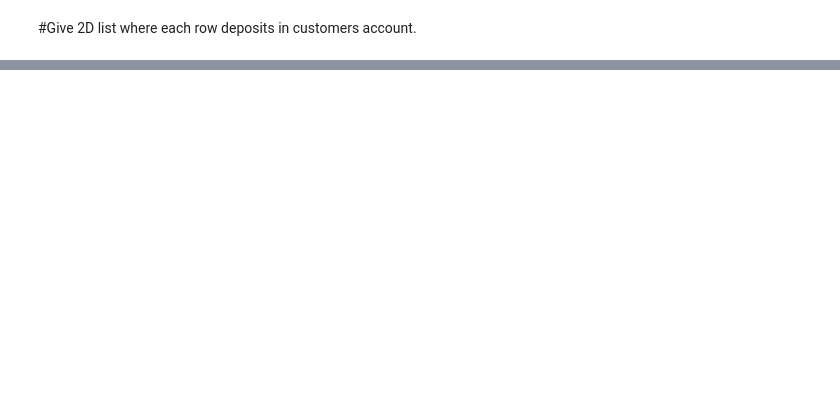
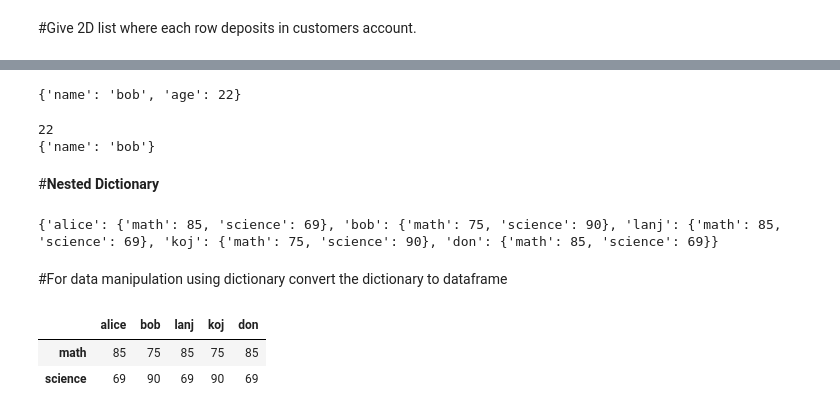
Before and after one commit to Janith-20/MED23CL202-, a Jupyter notebook: python_med.ipynb, the cells around one changed output, grey strips where cells are left out. Saved outputs shown, nothing was run; the diff lists cells and outputs as text; code cells hidden in the pictures; blank space fills up the shorter version.

```diff
--- a/python_med.ipynb
+++ b/python_med.ipynb
@@ -331,0 +407,36 @@ To design a menu driver application for grocery store checkout system using list
+# %%
+del student["grade"] #deletion of key and value in dictionary(it completely removes).
+print(student)
+# %% [output]
+{'name': 'bob', 'age': 22}
+# %%
+removed=student.pop("age") #deletion of key only not the value.
+print(removed)
+print(student)
+# %% [output]
+22
+{'name': 'bob'}
+# %% [markdown]
+#**Nested Dictionary**
+# %%
+#CREATION OF NESTED DICTIONARY
+student={
+    "alice":{"math": 85,"science": 69},
+    "bob":{"math": 75,"science": 90},
+    "lanj":{"math": 85,"science": 69},
+    "koj":{"math": 75,"science": 90},
+    "don":{"math": 85,"science": 69},
+}
+print(student)
+# %% [output]
+{'alice': {'math': 85, 'science': 69}, 'bob': {'math': 75, 'science': 90}, 'lanj': {'math': 85, 'science': 69}, 'koj': {'math': 75, 'science': 90}, 'don': {'math': 85, 'science': 69}}
+# %% [markdown]
+#For data manipulation using dictionary convert the dictionary to dataframe
+# %%
+import pandas as pd #pandas are library for data manipulation
+data = pd.DataFrame(student) #pass the dictionry in data manipulation
+data
+# %% [output]
+|  | alice | bob | lanj | koj | don |
+| math | 85 | 75 | 85 | 75 | 85 |
+| science | 69 | 90 | 69 | 90 | 69 |
```
Also changed, not shown: parts of 31 cells of this notebook.
